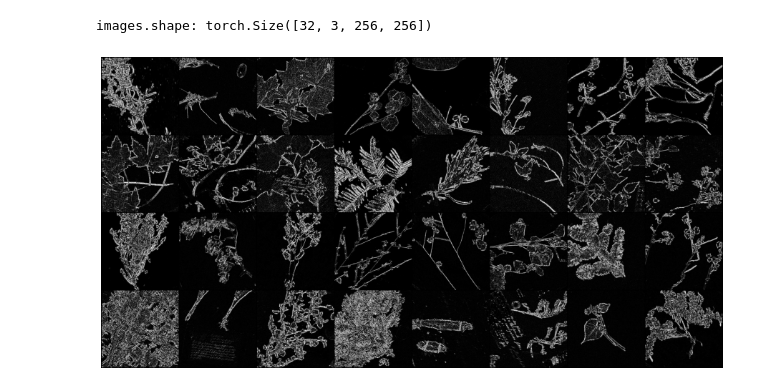
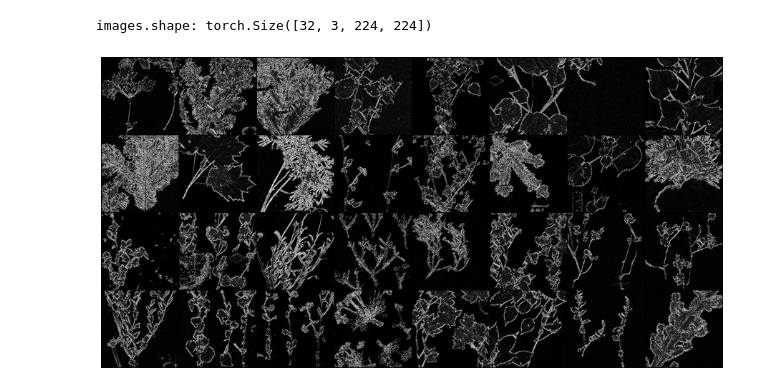
Before and after one commit to liuyoshio/Herbarium-Identification, a Jupyter notebook: edge.ipynb, the cells around one changed output. Saved outputs shown, nothing was run; the diff lists cells and outputs as text; code cells hidden in the pictures.

Commit message:
data augmentation for edge model

```diff
--- a/edge.ipynb
+++ b/edge.ipynb
@@ -50,19 +18,34 @@ train_df = train_df[:5850]
 # %%
 BATCH = 32
 EPOCHS = 10
-LR = 0.005
-IM_SIZE = 256
+LR = 0.002
+IM_SIZE = 224
 
 Transform = transforms.Compose(
     [
     transforms.ToTensor(),
-    transforms.RandomRotation(degrees=(-90, 90)),
     transforms.CenterCrop(500),
-    transforms.Resize((IM_SIZE, IM_SIZE)),
-    # transforms.Normalize((0.485, 0.456, 0.406), (0.229, 0.224, 0.225)),
+    transforms.Resize((IM_SIZE, IM_SIZE))
     ])
+
+alter_img = transforms.Compose([
+    transforms.ToTensor(),
+    transforms.ColorJitter(brightness=.5, hue=.3),
+    transforms.RandomAffine(degrees=(0, 180), translate=(0.05, 0.1)),
+    transforms.CenterCrop(666),
+    transforms.RandomHorizontalFlip(0.5),
+    transforms.RandomVerticalFlip(0.5),
+    transforms.Resize((IM_SIZE, IM_SIZE))
+])
+# %%
+def split_indices(n, val_pct=0.25, seed=99):
+    n_val = int(val_pct*n)
+    np.random.seed(seed)
+    idxs = np.random.permutation(n)
+    return idxs[n_val:], idxs[:n_val]
 # %%
 X_Train, Y_Train = train_df['image_dir'].values, train_df['category'].values
+train_indices, val_indices = split_indices(len(X_Train))
 
 class GetData(Dataset):
     def __init__(self, FNames, Labels, Transform):
@@ -91,4 +74,12 @@ class GetData(Dataset):
         elif "test" in self.fnames[index]:
             return self.transform(x), self.fnames[index]
 
-trainset = GetData(X_Train, Y_Train, Transform)
+trainset1 = GetData(X_Train[train_indices], Y_Train[train_indices], Transform)
+trainset2 = GetData(X_Train[train_indices], Y_Train[train_indices], alter_img)
+trainset3 = GetData(X_Train[train_indices], Y_Train[train_indices], alter_img)
+trainset4 = GetData(X_Train[train_indices], Y_Train[train_indices], alter_img)
+
+trainset = trainset1 + trainset2 + trainset3 + trainset4
+valset = GetData(X_Train[val_indices], Y_Train[val_indices], Transform)
+
+print(len(trainset) + len(valset))
@@ -118,13 +88,16 @@ val_dl = DataLoader(trainset, batch_size=BATCH, sampler=val_sampler)
+# %%
+train_dl = DataLoader(trainset, batch_size=BATCH)
+val_dl = DataLoader(valset, batch_size=BATCH)
 # %%
 for images, _ in train_dl:
     print('images.shape:', images.shape)
     plt.figure(figsize=(16,8))
     plt.axis('off')
-    plt.imshow(make_grid(images, nrow=8).permute((1, 2, 0)), cmap='gray',vmin=0, vmax=255)
+    plt.imshow(make_grid(images, nrow=8).permute((1, 2, 0)))
     break
 # %% [output]
-images.shape: torch.Size([32, 3, 256, 256])
+images.shape: torch.Size([32, 3, 224, 224])
-[figure, old version]
+[figure, new version]
 # %%
 device = torch.device('cuda:0' if torch.cuda.is_available() else 'cpu')
 model = torchvision.models.densenet169(pretrained=True)
```
Also changed, not shown: parts of 6 cells of this notebook, 2 other files.
